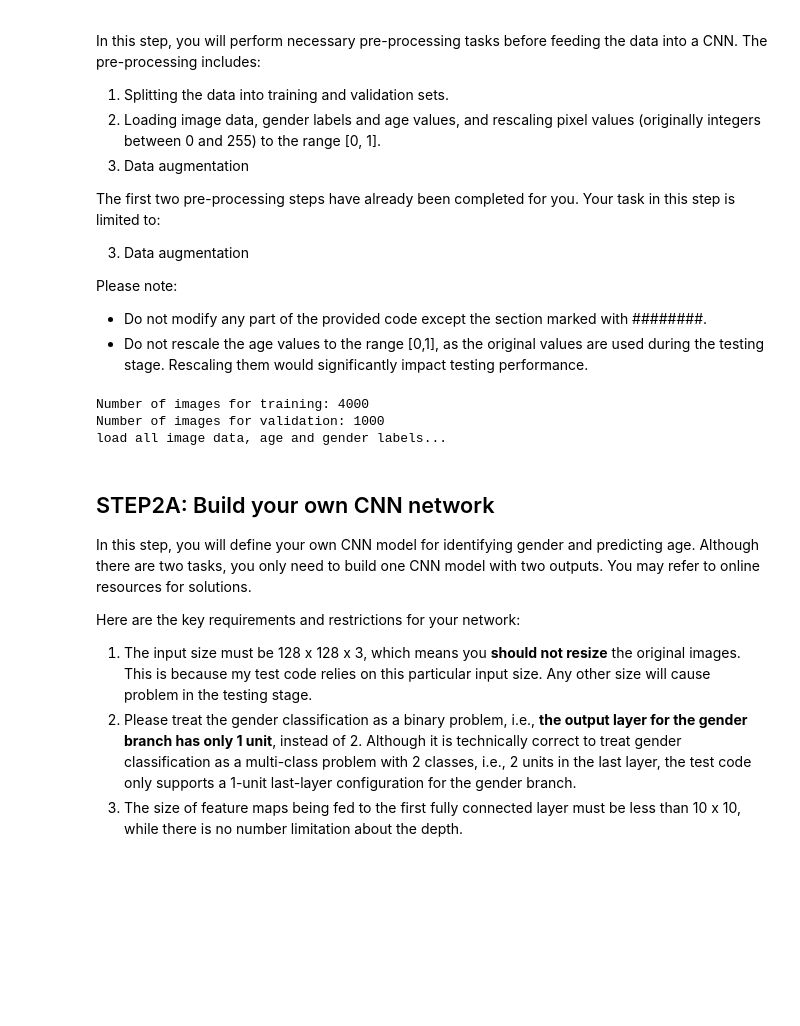
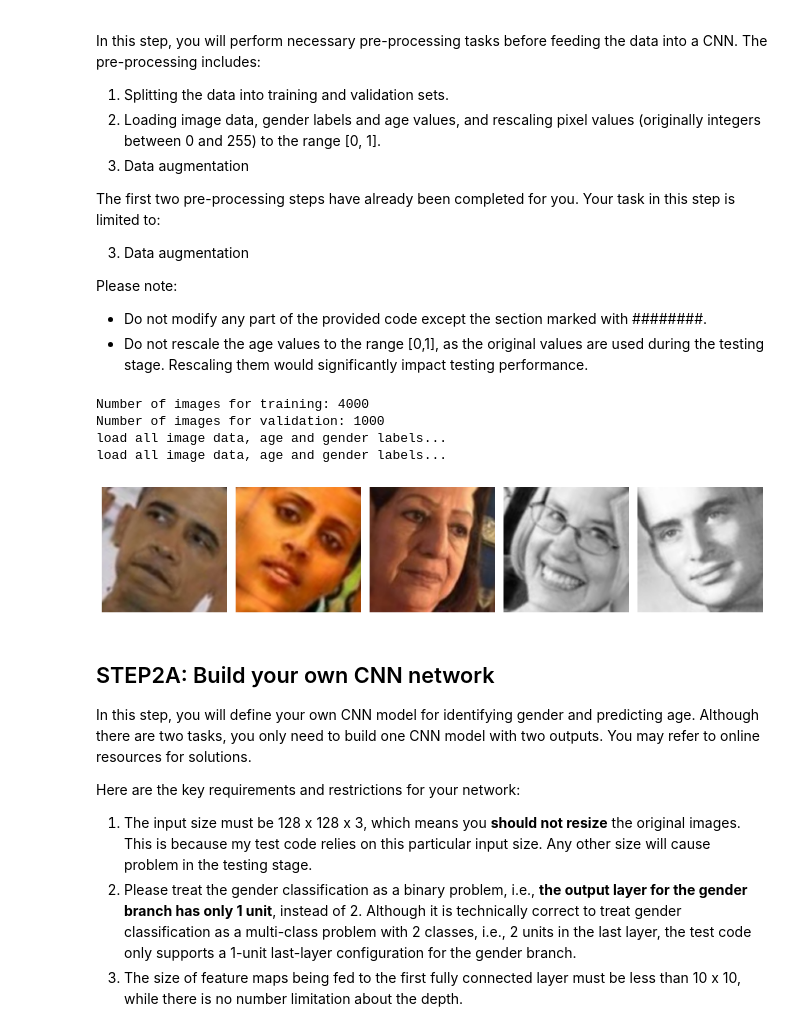
Before and after one commit to V154han/10k-Stock-Allocation, a Jupyter notebook: age_gender_submit.ipynb, the cells around one changed output. Saved outputs shown, nothing was run; the diff lists cells and outputs as text; code cells hidden in the pictures; blank space fills up the shorter version.

```diff
--- a/age_gender_submit.ipynb
+++ b/age_gender_submit.ipynb
@@ -102,7 +103,10 @@ Please note:
 import os
 import random
 import numpy as np
+
+# Added new imports
 import cv2
+from tensorflow.keras import layers, Sequential
 
 folder_train_val = '/content/drive/MyDrive/Colab Notebooks/data/train_val'
 all_image_files = [file for file in os.listdir(folder_train_val) if file.lower().endswith(('.jpg'))]
@@ -142,19 +146,51 @@ def load_imgs_lables(dataset_path,filenames):
   gender_labels = np.array(gender_labels)
   return images, age_labels, gender_labels
 
-# load data from the training set
+# Load data from the training set
 train_images, train_age, train_gender = load_imgs_lables(folder_train_val,train_image_files)
 
-# load data from the validation set
+# Load data from the validation set
 val_images, val_age, val_gender = load_imgs_lables(folder_train_val,val_image_files)
 
 #
 ######### Add your code for data augmentation here #########
 #
+
+# Data Augmentation Layer
+data_augmentation = Sequential([
+    layers.RandomFlip('horizontal'),
+    layers.RandomRotation(0.1),
+])
 # %% [output]
 Number of images for training: 4000
 Number of images for validation: 1000
 load all image data, age and gender labels...
+load all image data, age and gender labels...
+# %%
+# Visualize some of the augmented images
+
+# Select a random subset of images to display
+num_images_to_show = 5
+sample_indices = random.sample(range(len(train_images)), num_images_to_show)
+sample_images = train_images[sample_indices]
+
+plt.figure(figsize=(12, 6))
+
+for i, img in enumerate(sample_images):
+    augmented_img = data_augmentation(np.expand_dims(img, 0))
+    augmented_img_np = augmented_img[0].numpy()
+
+    # Convert from BGR to RGB for displaying with matplotlib (Issue with Matplotlib turning images blue)
+    rgb_img = cv2.cvtColor((augmented_img_np * 255).astype(np.uint8), cv2.COLOR_BGR2RGB)
+
+    plt.subplot(1, num_images_to_show, i + 1)
+    plt.imshow(rgb_img)
+    plt.axis('off')
+
+plt.tight_layout()
+plt.show()
+# %% [output]
+[figure, added]
 # %% [markdown]
 ## STEP2A: Build your own CNN network
 In this step, you will define your own CNN model for identifying gender and predicting age. Although there are two tasks, you only need to build one CNN model with two outputs. You may refer to online resources for solutions.
```
Also changed, not shown: parts of 17 cells of this notebook.
